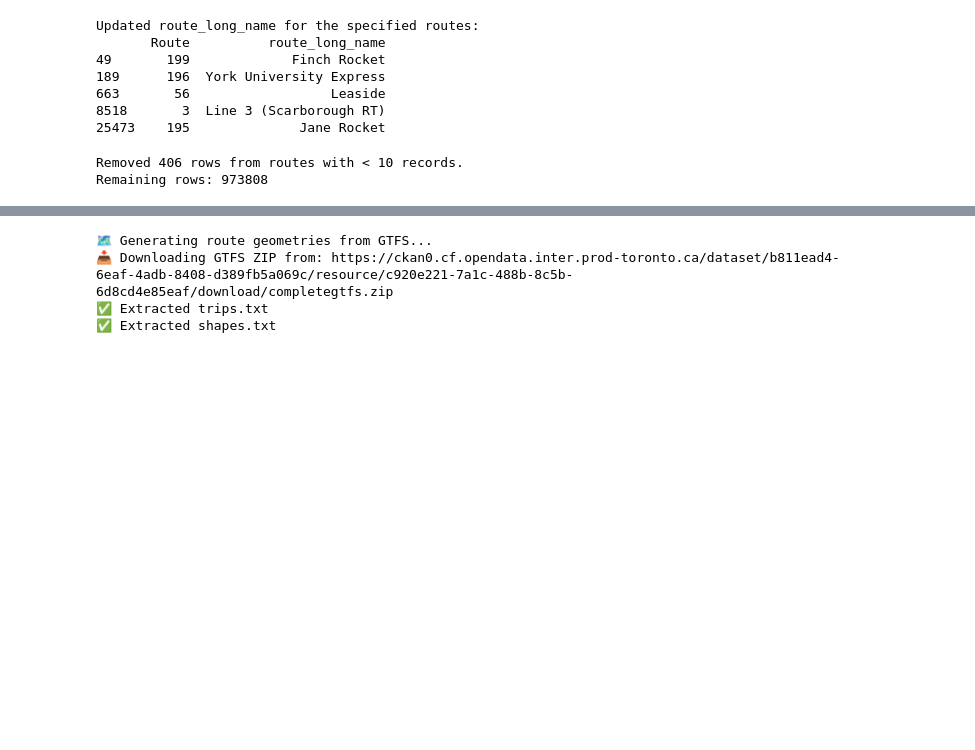
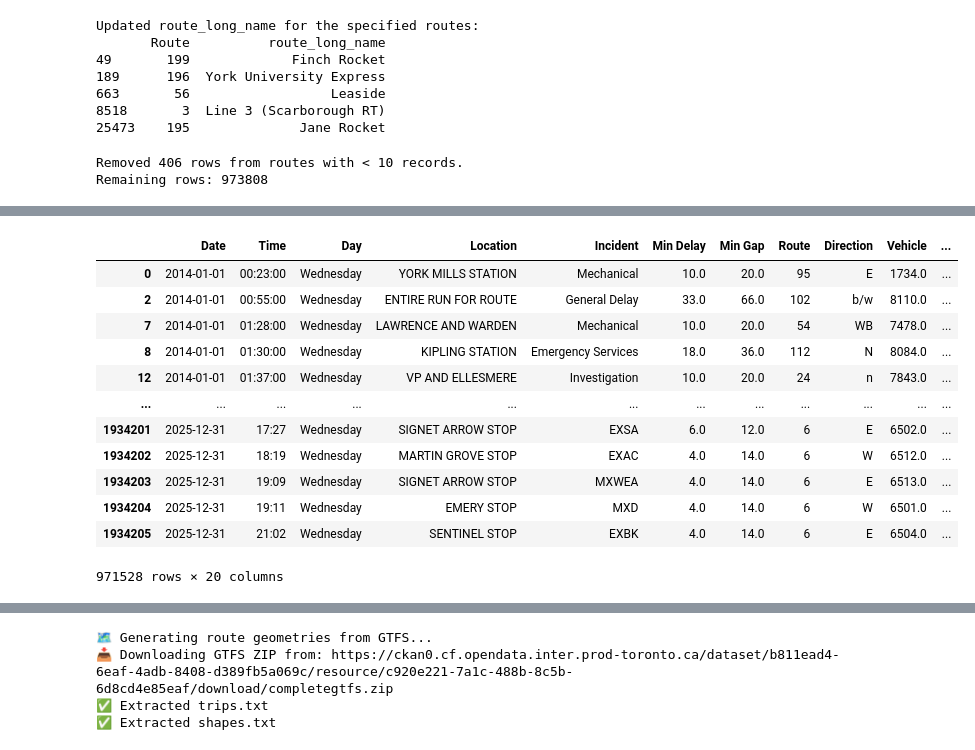
Before and after one commit to bainskarman/Toronto-Transit-Delays, a Jupyter notebook: full-transformation.ipynb, the cells around one changed output, grey strips where cells are left out. Saved outputs shown, nothing was run; the diff lists cells and outputs as text; code cells hidden in the pictures; blank space fills up the shorter version.

```diff
--- a/full-transformation.ipynb
+++ b/full-transformation.ipynb
@@ -1503,3 +2152,25 @@ route_agg
+# %%
+df['Route'] = df['OG']
+df= df[['Date', 'Time', 'Day', 'Location', 'Incident',
+       'Min Delay', 'Min Gap', 'Route', 'Direction', 'Vehicle', 'Transit',
+       'Year', 'Month', 'Weekday', 'Hour', 'Incident_Category',
+       'route_long_name','stop_name', 'stop_lat', 'stop_lon']]
+df = df.drop_duplicates()
+df
+# %% [output]
+|  | Date | Time | Day | Location | Incident | Min Delay | Min Gap | Route | Direction | Vehicle | ... |
+| 0 | 2014-01-01 | 00:23:00 | Wednesday | YORK MILLS STATION | Mechanical | 10.0 | 20.0 | 95 | E | 1734.0 | ... |
+| 2 | 2014-01-01 | 00:55:00 | Wednesday | ENTIRE RUN FOR ROUTE | General Delay | 33.0 | 66.0 | 102 | b/w | 8110.0 | ... |
+| 7 | 2014-01-01 | 01:28:00 | Wednesday | LAWRENCE AND WARDEN | Mechanical | 10.0 | 20.0 | 54 | WB | 7478.0 | ... |
+| 8 | 2014-01-01 | 01:30:00 | Wednesday | KIPLING STATION | Emergency Services | 18.0 | 36.0 | 112 | N | 8084.0 | ... |
+| 12 | 2014-01-01 | 01:37:00 | Wednesday | VP AND ELLESMERE | Investigation | 10.0 | 20.0 | 24 | n | 7843.0 | ... |
+| ... | ... | ... | ... | ... | ... | ... | ... | ... | ... | ... | ... |
+| 1934201 | 2025-12-31 | 17:27 | Wednesday | SIGNET ARROW STOP | EXSA | 6.0 | 12.0 | 6 | E | 6502.0 | ... |
+| 1934202 | 2025-12-31 | 18:19 | Wednesday | MARTIN GROVE STOP | EXAC | 4.0 | 14.0 | 6 | W | 6512.0 | ... |
+| 1934203 | 2025-12-31 | 19:09 | Wednesday | SIGNET ARROW STOP | MXWEA | 4.0 | 14.0 | 6 | E | 6513.0 | ... |
+| 1934204 | 2025-12-31 | 19:11 | Wednesday | EMERY STOP | MXD | 4.0 | 14.0 | 6 | W | 6501.0 | ... |
+| 1934205 | 2025-12-31 | 21:02 | Wednesday | SENTINEL STOP | EXBK | 4.0 | 14.0 | 6 | E | 6504.0 | ... |
+971528 rows × 20 columns
 # %%
 import requests
 import zipfile
```
Also changed, not shown: parts of 32 cells of this notebook, 33 other files.
